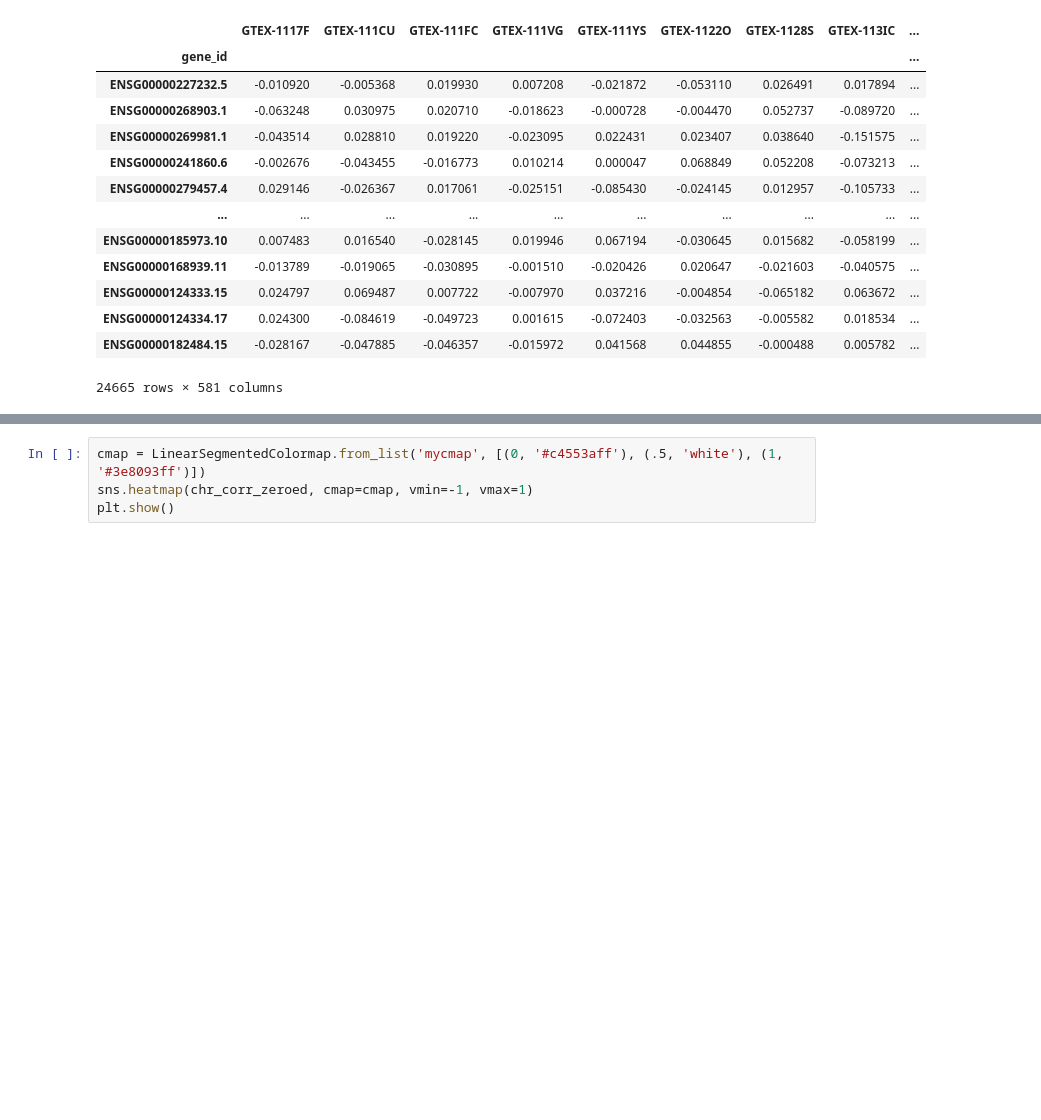
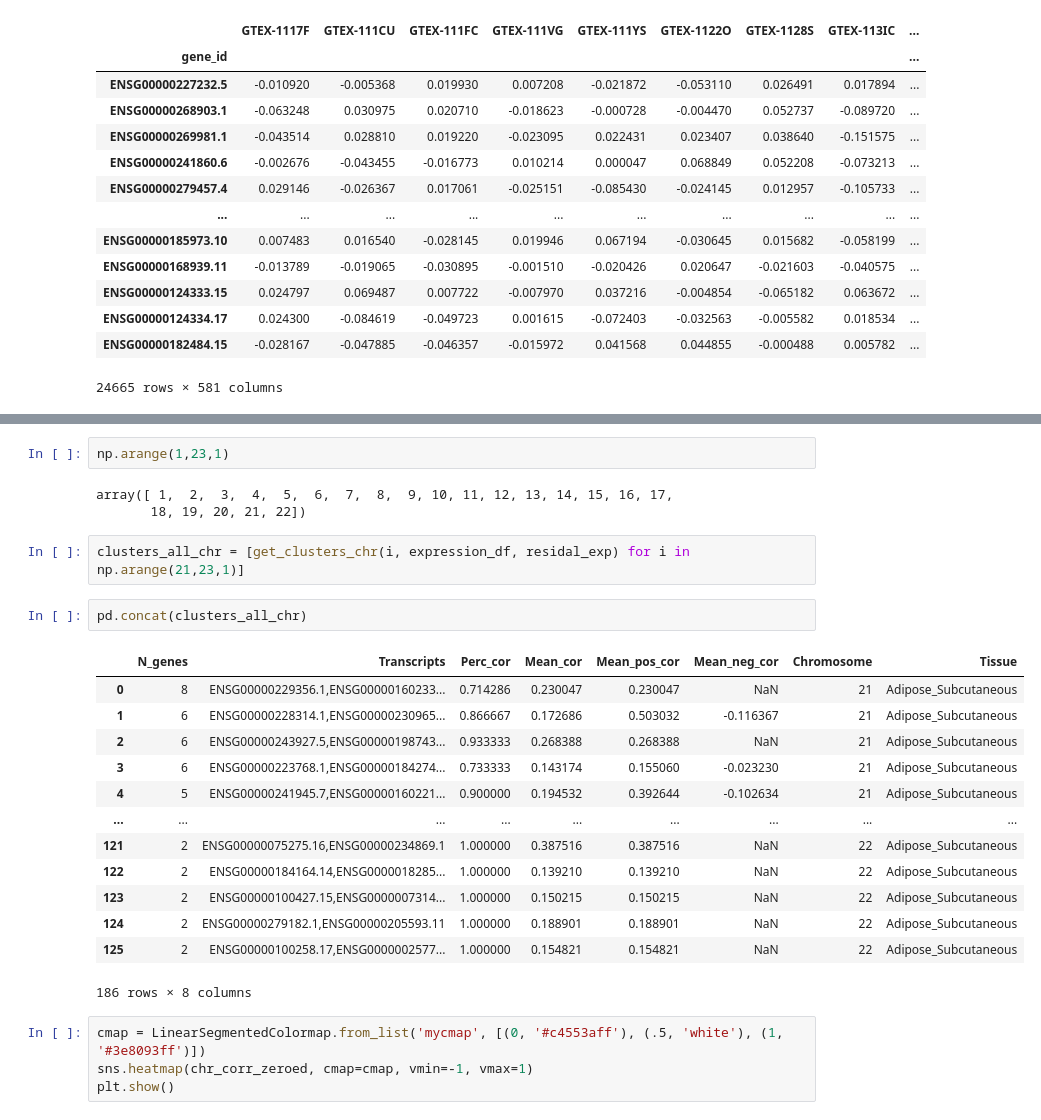
Before and after one commit to kal26/pcqtls, a Jupyter notebook: workflow/notebooks/draft_clusters_scripts.ipynb, the cells around one changed output, grey strips where cells are left out. Drawn from its saved outputs; the diff is of its cells as text; blank space fills up the shorter version.

```diff
--- a/workflow/notebooks/draft_clusters_scripts.ipynb
+++ b/workflow/notebooks/draft_clusters_scripts.ipynb
@@ -100,3 +161,26 @@ chr_corr_zeroed = pd.DataFrame(np.triu(chr_corr.values, k=1), index=chr_gene_ids
+# %%
+np.arange(1,23,1)
+# %% [output]
+array([ 1,  2,  3,  4,  5,  6,  7,  8,  9, 10, 11, 12, 13, 14, 15, 16, 17,
+       18, 19, 20, 21, 22])
+# %%
+clusters_all_chr = [get_clusters_chr(i, expression_df, residal_exp) for i in np.arange(21,23,1)]
+# %%
+pd.concat(clusters_all_chr)
+# %% [output]
+|  | N_genes | Transcripts | Perc_cor | Mean_cor | Mean_pos_cor | Mean_neg_cor | Chromosome | Tissue |
+| 0 | 8 | ENSG00000229356.1,ENSG00000160233... | 0.714286 | 0.230047 | 0.230047 | NaN | 21 | Adipose_Subcutaneous |
+| 1 | 6 | ENSG00000228314.1,ENSG00000230965... | 0.866667 | 0.172686 | 0.503032 | -0.116367 | 21 | Adipose_Subcutaneous |
+| 2 | 6 | ENSG00000243927.5,ENSG00000198743... | 0.933333 | 0.268388 | 0.268388 | NaN | 21 | Adipose_Subcutaneous |
+| 3 | 6 | ENSG00000223768.1,ENSG00000184274... | 0.733333 | 0.143174 | 0.155060 | -0.023230 | 21 | Adipose_Subcutaneous |
+| 4 | 5 | ENSG00000241945.7,ENSG00000160221... | 0.900000 | 0.194532 | 0.392644 | -0.102634 | 21 | Adipose_Subcutaneous |
+| ... | ... | ... | ... | ... | ... | ... | ... | ... |
+| 121 | 2 | ENSG00000075275.16,ENSG00000234869.1 | 1.000000 | 0.387516 | 0.387516 | NaN | 22 | Adipose_Subcutaneous |
+| 122 | 2 | ENSG00000184164.14,ENSG0000018285... | 1.000000 | 0.139210 | 0.139210 | NaN | 22 | Adipose_Subcutaneous |
+| 123 | 2 | ENSG00000100427.15,ENSG0000007314... | 1.000000 | 0.150215 | 0.150215 | NaN | 22 | Adipose_Subcutaneous |
+| 124 | 2 | ENSG00000279182.1,ENSG00000205593.11 | 1.000000 | 0.188901 | 0.188901 | NaN | 22 | Adipose_Subcutaneous |
+| 125 | 2 | ENSG00000100258.17,ENSG0000002577... | 1.000000 | 0.154821 | 0.154821 | NaN | 22 | Adipose_Subcutaneous |
+186 rows × 8 columns
 # %%
 cmap = LinearSegmentedColormap.from_list('mycmap', [(0, '#c4553aff'), (.5, 'white'), (1, '#3e8093ff')])
 sns.heatmap(chr_corr_zeroed, cmap=cmap, vmin=-1, vmax=1)
```
Also changed, not shown: parts of 7 cells of this notebook, 2 other files.
